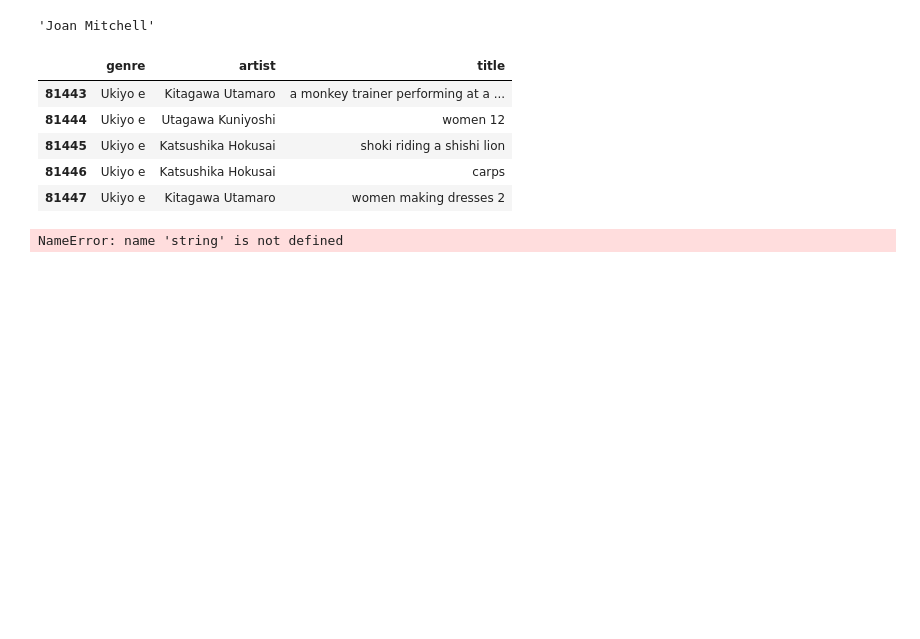
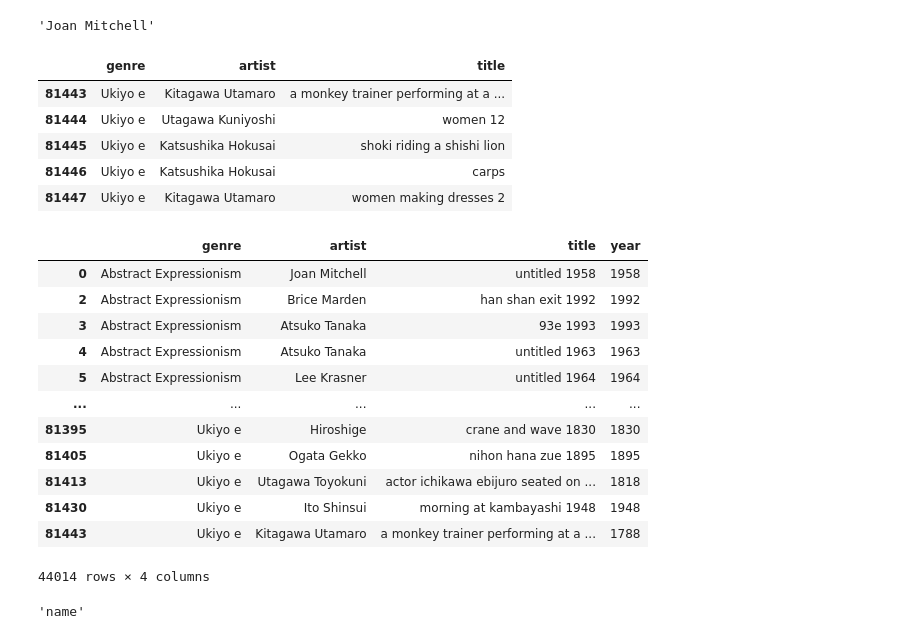
Before and after one commit to olganowak/smArt, a Jupyter notebook: notebooks/olganowak_dataexploration.ipynb, the cells around one changed output. Saved outputs shown, nothing was run; the diff lists cells and outputs as text; code cells hidden in the pictures; blank space fills up the shorter version.

```diff
--- a/notebooks/olganowak_dataexploration.ipynb
+++ b/notebooks/olganowak_dataexploration.ipynb
@@ -139,10 +139,11 @@ array(['Abstract Expressionism', 'Action painting', 'Analytical Cubism',
 ['joan', 'mitchell']
 # %%
 def capitalizer(x):
-    lista = x.split()
-    for i, word in enumerate(lista):
-        lista[i] = word.capitalize()
-    return " ".join(lista)
+    if x:
+        lista = x.split()
+        for i, word in enumerate(lista):
+            lista[i] = word.capitalize()
+        return " ".join(lista)
 # %%
 capitalizer("joan mitchell")
 # %% [output]
@@ -160,11 +161,29 @@ df.tail()
 | 81447 | Ukiyo e | Kitagawa Utamaro | women making dresses 2 |
 # %%
 def year(x):
-    lista = string.split()
-    if len(lista[-1]) == 4 and lista[-1].isdigit():
-        return lista[-1]
-    return None
+    if x:
+        lista = x.split()
+        if len(lista[-1]) == 4 and lista[-1].isdigit():
+            return lista[-1]
+        return None
 # %%
-df.title.apply(year)
+df["year"] = df.title.apply(year)
+df[df["year"].notnull()]
 # %% [output]
+|  | genre | artist | title | year |
+| 0 | Abstract Expressionism | Joan Mitchell | untitled 1958 | 1958 |
+| 2 | Abstract Expressionism | Brice Marden | han shan exit 1992 | 1992 |
+| 3 | Abstract Expressionism | Atsuko Tanaka | 93e 1993 | 1993 |
+| 4 | Abstract Expressionism | Atsuko Tanaka | untitled 1963 | 1963 |
+| 5 | Abstract Expressionism | Lee Krasner | untitled 1964 | 1964 |
+| ... | ... | ... | ... | ... |
+| 81395 | Ukiyo e | Hiroshige | crane and wave 1830 | 1830 |
+| 81405 | Ukiyo e | Ogata Gekko | nihon hana zue 1895 | 1895 |
+| 81413 | Ukiyo e | Utagawa Toyokuni | actor ichikawa ebijuro seated on ... | 1818 |
+| 81430 | Ukiyo e | Ito Shinsui | morning at kambayashi 1948 | 1948 |
+| 81443 | Ukiyo e | Kitagawa Utamaro | a monkey trainer performing at a ... | 1788 |
-NameError: name 'string' is not defined
+44014 rows × 4 columns
+# %%
+["hello", "my", "name"][-1]
+# %% [output]
+'name'
```
Also changed, not shown: parts of 6 cells of this notebook, 1 other file.
